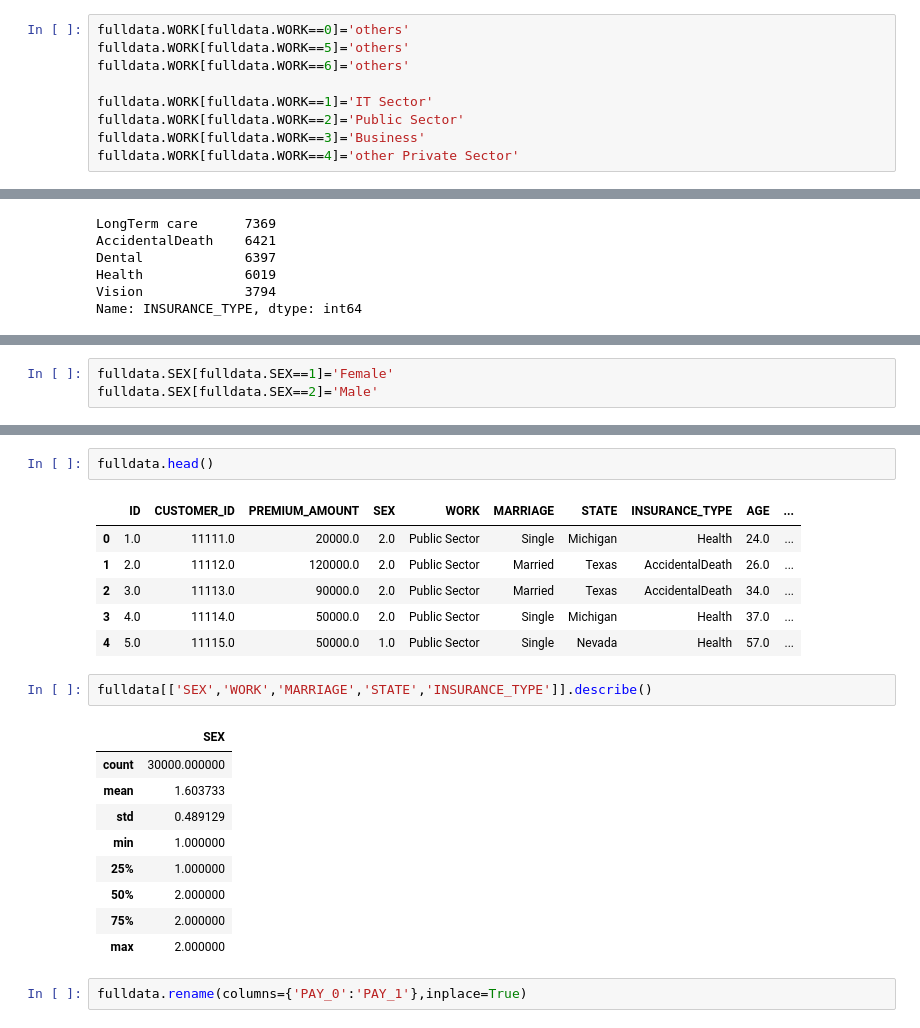
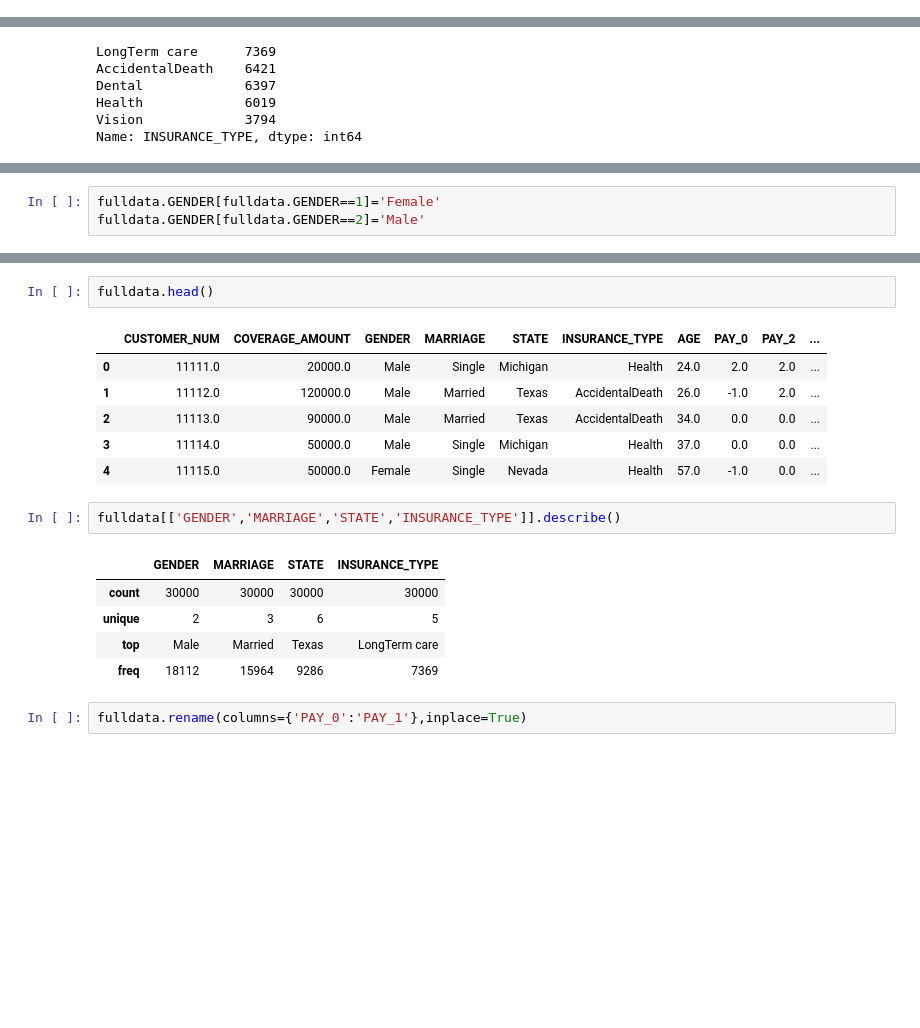
Before and after one commit to innovator-arjun/I3-Hackathon, a Jupyter notebook: i3-Hackathon.ipynb, the cells around one changed output, grey strips where cells are left out. Drawn from its saved outputs; the diff is of its cells as text; blank space fills up the shorter version.

```diff
--- a/i3-Hackathon.ipynb
+++ b/i3-Hackathon.ipynb
@@ -71,12 +95,3 @@ array([[<matplotlib.axes._subplots.AxesSubplot object at 0x...>,
         <matplotlib.axes._subplots.AxesSubplot object at 0x...>]],
       dtype=object)
 [figure]
-# %%
-fulldata.WORK[fulldata.WORK==0]='others'
-fulldata.WORK[fulldata.WORK==5]='others'
-fulldata.WORK[fulldata.WORK==6]='others'
-
-fulldata.WORK[fulldata.WORK==1]='IT Sector'
-fulldata.WORK[fulldata.WORK==2]='Public Sector'
-fulldata.WORK[fulldata.WORK==3]='Business'
-fulldata.WORK[fulldata.WORK==4]='other Private Sector'
@@ -171,4 +169,4 @@ Name: SEX, dtype: int64
 # %%
-fulldata.SEX[fulldata.SEX==1]='Female'
-fulldata.SEX[fulldata.SEX==2]='Male'
+fulldata.GENDER[fulldata.GENDER==1]='Female'
+fulldata.GENDER[fulldata.GENDER==2]='Male'
 # %%
@@ -179,24 +177,20 @@ fulldata['SEX'].value_counts().plot.bar()
 # %%
 fulldata.head()
 # %% [output]
-|  | ID | CUSTOMER_ID | PREMIUM_AMOUNT | SEX | WORK | MARRIAGE | STATE | INSURANCE_TYPE | AGE | ... |
-| 0 | 1.0 | 11111.0 | 20000.0 | 2.0 | Public Sector | Single | Michigan | Health | 24.0 | ... |
-| 1 | 2.0 | 11112.0 | 120000.0 | 2.0 | Public Sector | Married | Texas | AccidentalDeath | 26.0 | ... |
-| 2 | 3.0 | 11113.0 | 90000.0 | 2.0 | Public Sector | Married | Texas | AccidentalDeath | 34.0 | ... |
-| 3 | 4.0 | 11114.0 | 50000.0 | 2.0 | Public Sector | Single | Michigan | Health | 37.0 | ... |
-| 4 | 5.0 | 11115.0 | 50000.0 | 1.0 | Public Sector | Single | Nevada | Health | 57.0 | ... |
+|  | CUSTOMER_NUM | COVERAGE_AMOUNT | GENDER | MARRIAGE | STATE | INSURANCE_TYPE | AGE | PAY_0 | PAY_2 | ... |
+| 0 | 11111.0 | 20000.0 | Male | Single | Michigan | Health | 24.0 | 2.0 | 2.0 | ... |
+| 1 | 11112.0 | 120000.0 | Male | Married | Texas | AccidentalDeath | 26.0 | -1.0 | 2.0 | ... |
+| 2 | 11113.0 | 90000.0 | Male | Married | Texas | AccidentalDeath | 34.0 | 0.0 | 0.0 | ... |
+| 3 | 11114.0 | 50000.0 | Male | Single | Michigan | Health | 37.0 | 0.0 | 0.0 | ... |
+| 4 | 11115.0 | 50000.0 | Female | Single | Nevada | Health | 57.0 | -1.0 | 0.0 | ... |
 # %%
-fulldata[['SEX','WORK','MARRIAGE','STATE','INSURANCE_TYPE']].describe()
+fulldata[['GENDER','MARRIAGE','STATE','INSURANCE_TYPE']].describe()
 # %% [output]
-|  | SEX |
-| count | 30000.000000 |
-| mean | 1.603733 |
-| std | 0.489129 |
-| min | 1.000000 |
-| 25% | 1.000000 |
-| 50% | 2.000000 |
-| 75% | 2.000000 |
-| max | 2.000000 |
+|  | GENDER | MARRIAGE | STATE | INSURANCE_TYPE |
+| count | 30000 | 30000 | 30000 | 30000 |
+| unique | 2 | 3 | 6 | 5 |
+| top | Male | Married | Texas | LongTerm care |
+| freq | 18112 | 15964 | 9286 | 7369 |
 # %%
 fulldata.rename(columns={'PAY_0':'PAY_1'},inplace=True)
 # %%
```
Also changed, not shown: parts of 34 cells of this notebook, 1 other file.
